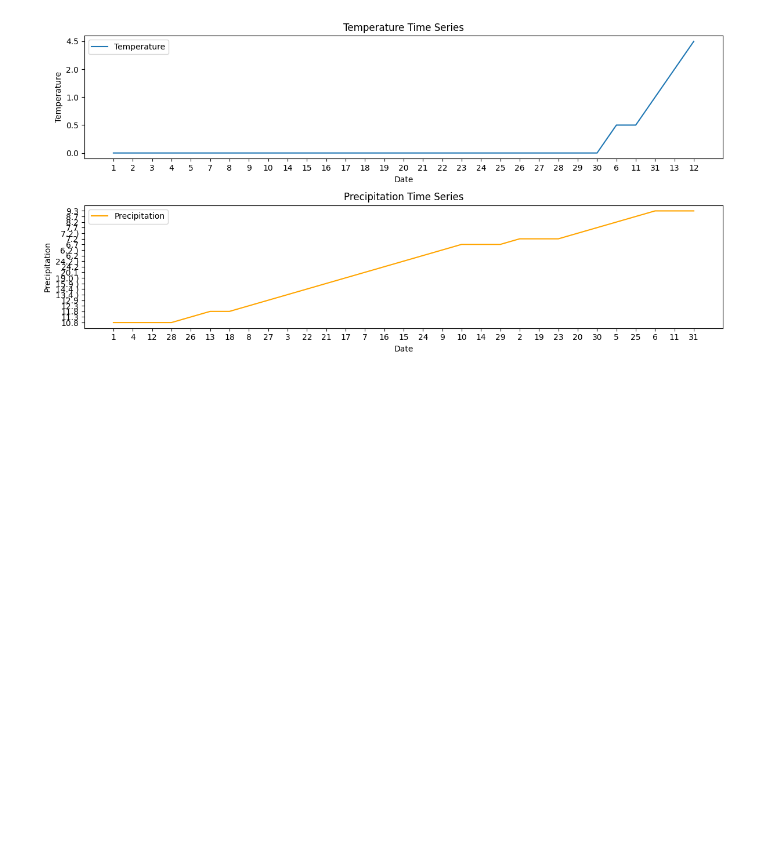
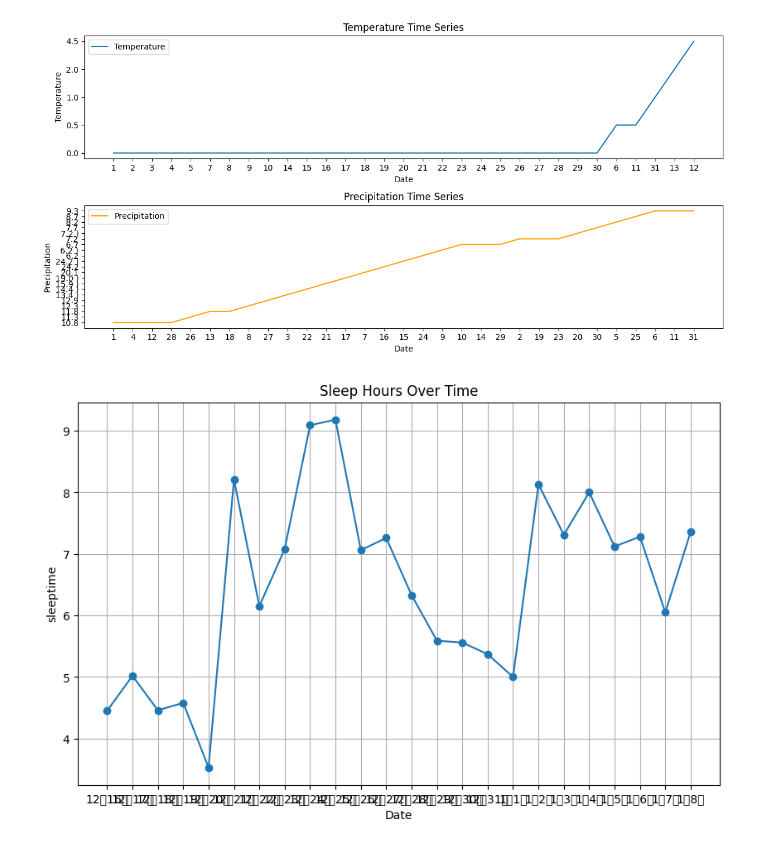
Before and after one commit to yanoyutaro/DSP2, a Jupyter notebook: DSP_final.ipynb, the cells around one changed output. Cells and saved outputs as stored; diff of their text form; code cells hidden in the pictures; blank space fills up the shorter version.

```diff
--- a/DSP_final.ipynb
+++ b/DSP_final.ipynb
@@ -204,0 +207,15 @@ plt.show()
+# %%
+df = pd.read_csv("/Users/yanoyuutarou/ds-pro/sleeptime.csv")
+# %%
+import matplotlib.pyplot as plt
+
+# グラフの描画
+plt.figure(figsize=(10, 6))
+plt.plot(df['Date'], df['sleeptime'], marker='o', linestyle='-')
+plt.title('Sleep Hours Over Time')
+plt.xlabel('Date')
+plt.ylabel('sleeptime')
+plt.grid(True)
+plt.show()
+# %% [output]
+[figure, added]
```
Also changed, not shown: parts of 1 cell of this notebook.
